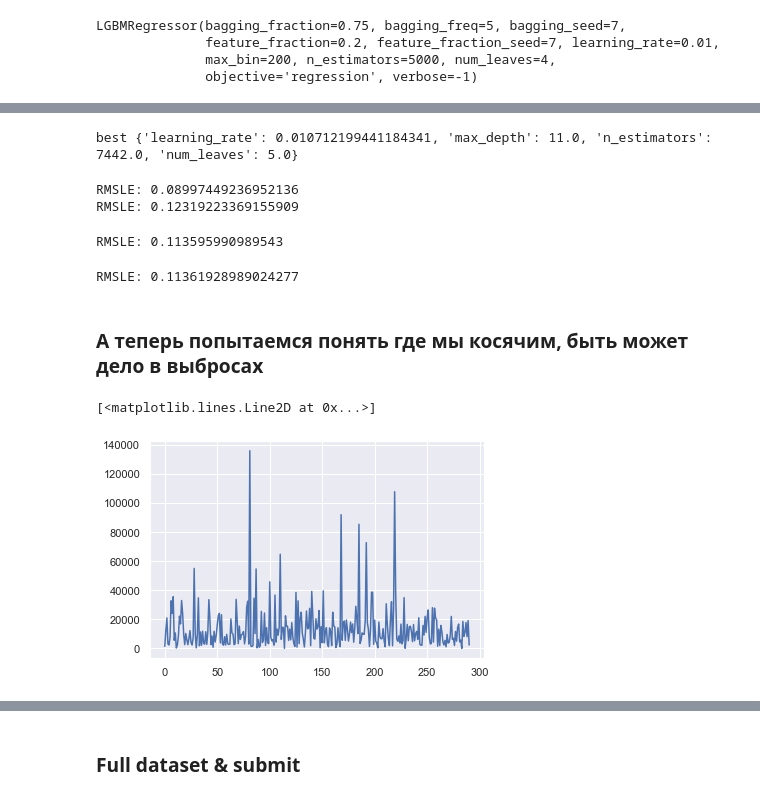
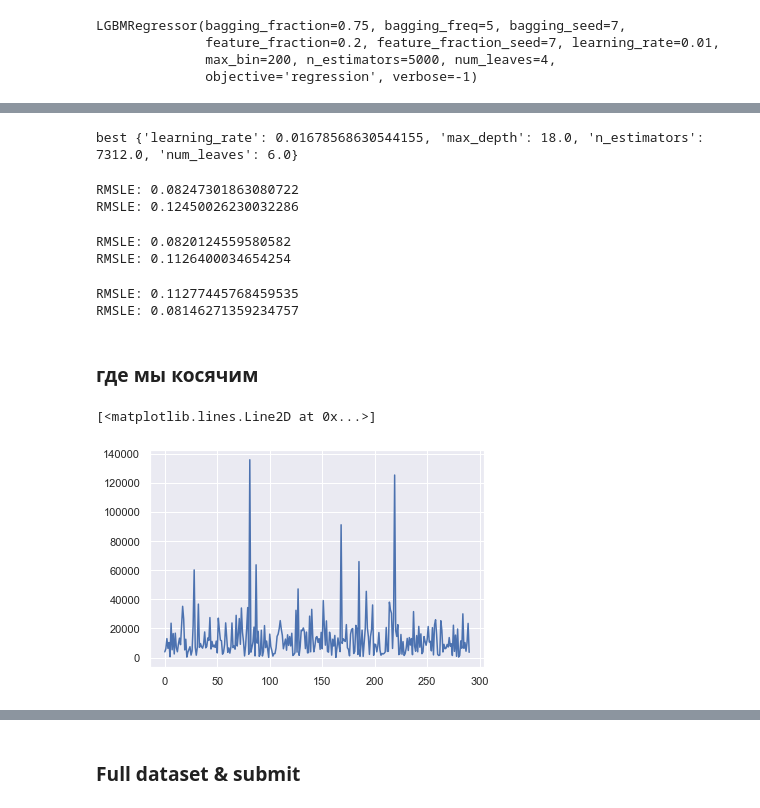
Before and after one commit to Altair200333/ML_tasks, a Jupyter notebook: task4/cat_boost_categorical.ipynb, the cells around one changed output, grey strips where cells are left out. Cells and saved outputs as stored; diff of their text form; code cells hidden in the pictures.

Commit message:
data transformer

```diff
--- a/task4/cat_boost_categorical.ipynb
+++ b/task4/cat_boost_categorical.ipynb
@@ -56,3 +58,13 @@ X.head()
 5 rows × 79 columns
 # %%
 X_train, X_test, y_train, y_test = train_test_split(X, y, test_size=0.2, random_state=98987)
+# %%
+transformer = DataTransformer(StandardScaler())
+
+X_train = transformer.prepare(X_train)
+X_test = transformer.prepare(X_test)
+
+transformer.fit(X_train)
+
+X_train = transformer.transform(X_train)
+X_test = transformer.transform(X_test)
@@ -59,7 +74,7 @@ X_train, X_test, y_train, y_test = train_test_split(X, y, test_size=0.2, random_
 # %%
 X_train_orig = X_train.copy()
 
-cats_to_drop = ["Utilities"]
+cats_to_drop = ["Utilities", "LotFrontage", "GarageYrBlt", "YearRemodAdd"]
 X_train = X_train.drop(cats_to_drop, axis=1)
 X_test = X_test.drop(cats_to_drop, axis=1)
 # %%
@@ -223,21 +244,17 @@ best=fmin(fn=objective, # function to optimize
 
 print("best {}".format(best))
 # %% [output]
-best {'learning_rate': 0.010712199441184341, 'max_depth': 11.0, 'n_estimators': 7442.0, 'num_leaves': 5.0}
+best {'learning_rate': 0.01678568630544155, 'max_depth': 18.0, 'n_estimators': 7312.0, 'num_leaves': 6.0}
 # %%
 lbg_model = lgb.LGBMRegressor(random_state=random_state, n_estimators=int(best['n_estimators']),
                       max_depth=int(best['max_depth']), learning_rate=best['learning_rate'], num_leaves = int(best['num_leaves']))
 lbg_model.fit(X_train, y_train, **fit_params)
 
-
-predictions = lbg_model.predict(X_train)
-print("RMSLE: " + str(rmsle(predictions, y_train)))
-
-predictions = lbg_model.predict(X_test)
-print("RMSLE: " + str(rmsle(predictions, y_test)))
+evaluate(lbg_model, X_train, y_train)
+evaluate(lbg_model, X_test, y_test)
 # %% [output]
-RMSLE: 0.08997449236952136
-RMSLE: 0.12319223369155909
+RMSLE: 0.08247301863080722
+RMSLE: 0.12450026230032286
 # %%
 xgb_model = xgb.XGBRegressor(
     colsample_bytree=1.,
@@ -251,28 +268,33 @@ xgb_model = xgb.XGBRegressor(
 
 xgb_model.fit(X_train, y_train,  early_stopping_rounds=25, eval_set=[(X_test, y_test)], verbose=False)
 
-predictions = xgb_model.predict(X_test)
-print("RMSLE: " + str(rmsle(predictions, y_test)))
+evaluate(xgb_model, X_train, y_train)
+evaluate(xgb_model, X_test, y_test)
 # %% [output]
-RMSLE: 0.113595990989543
+RMSLE: 0.0820124559580582
+RMSLE: 0.1126400034654254
 # %%
 def predict_blend(X):
     return 0.1 * lbg_model.predict(X) + 0.1 * cat_model.predict(X) + 0.8 * xgb_model.predict(X)
 
 predictions = predict_blend(X_test)
 print("RMSLE: " + str(rmsle(predictions, y_test)))
+
+predictions = predict_blend(X_train)
+print("RMSLE: " + str(rmsle(predictions, y_train)))
 # %% [output]
-RMSLE: 0.11361928989024277
+RMSLE: 0.11277445768459535
+RMSLE: 0.08146271359234757
 # %% [markdown]
-### А теперь попытаемся понять где мы косячим, быть может дело в выбросах
+### где мы косячим
 # %%
-differences = np.abs((np.expm1(predictions) - np.expm1(y_test)))
+differences = np.abs((np.expm1(predict_blend(X_test)) - np.expm1(y_test)))
 
 outliers_ids = np.where(differences > 60000)[0]
 plt.plot(differences.values)
 # %% [output]
 [<matplotlib.lines.Line2D at 0x...>]
-[figure, old version]
+[figure, new version]
 # %%
 outliers_data = X_train_orig.iloc[outliers_ids][num_candidates]
 df = pd.DataFrame(data=X_train_orig[num_candidates].mean())
```
Also changed, not shown: parts of 23 cells of this notebook, 10 other files.
